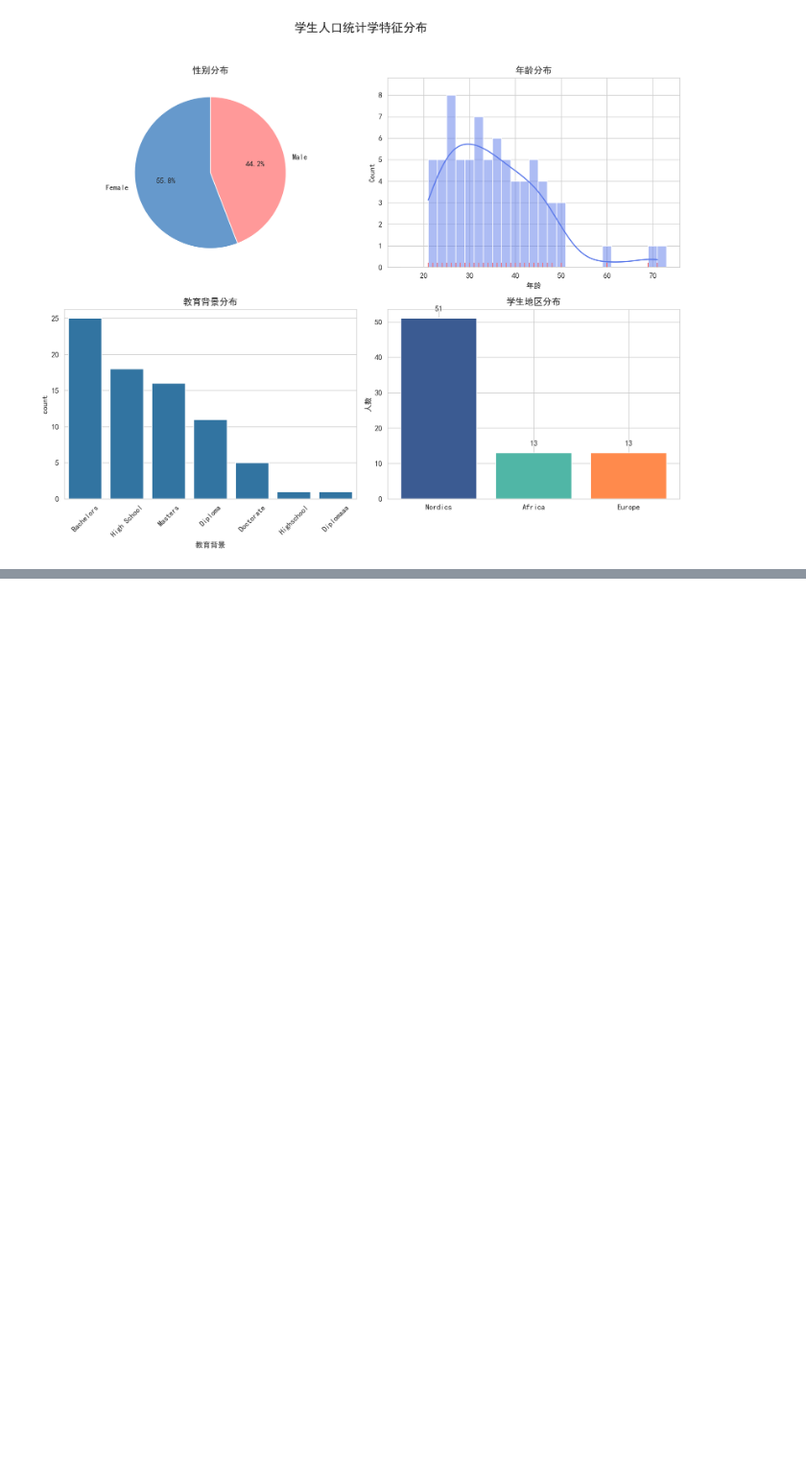
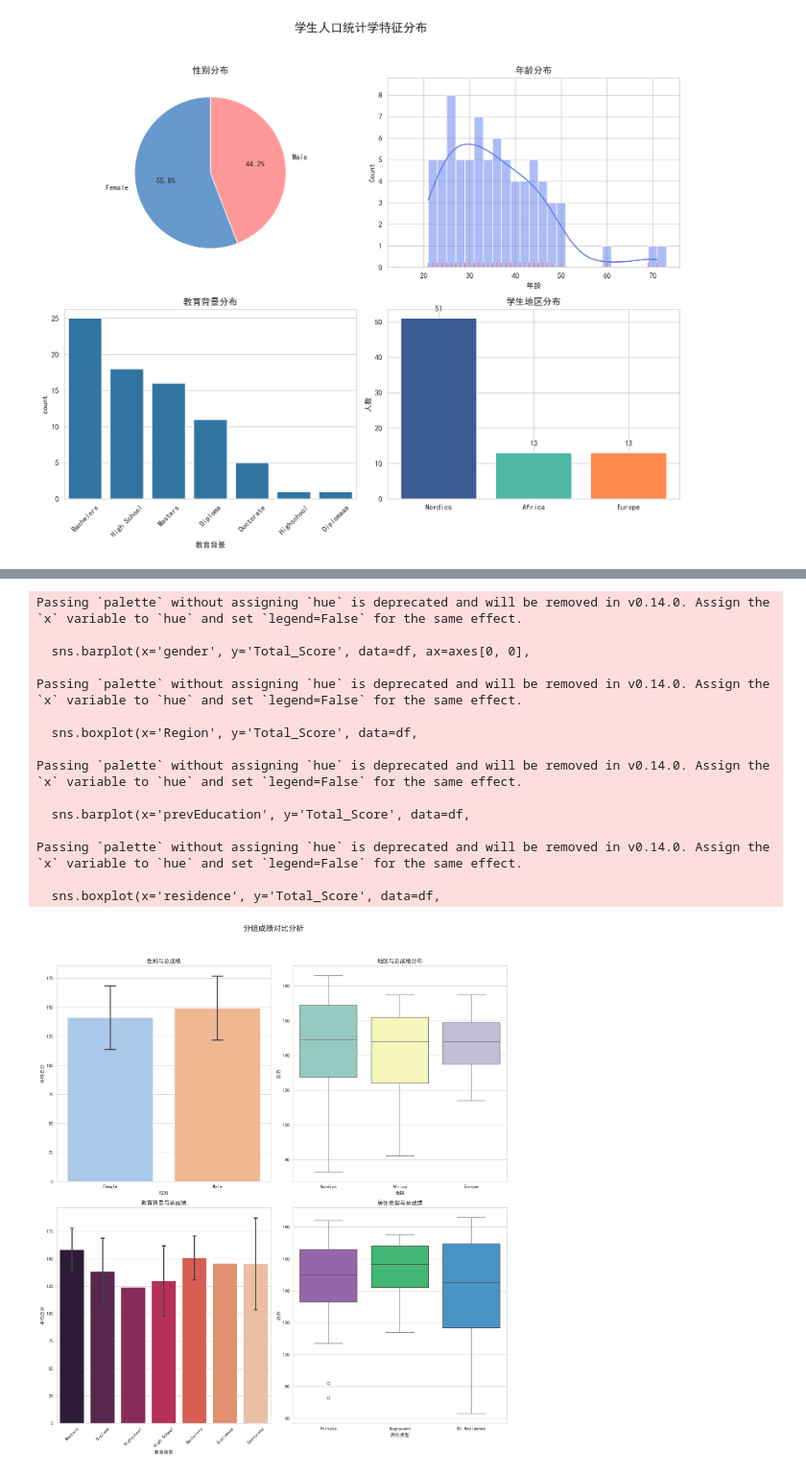
Before and after one commit to xlcblues/student-analysis, a Jupyter notebook: sample.ipynb, the cells around one changed output, grey strips where cells are left out. Shown: that part at 96% size. Saved outputs shown, nothing was run; the diff lists cells and outputs as text; code cells hidden in the pictures; blank space fills up the shorter version.

Commit message:
不同分组下的成绩

```diff
--- a/sample.ipynb
+++ b/sample.ipynb
@@ -452,0 +456,57 @@ plt.savefig('./image/2.成绩分布与关系.png')
+# %%
+# 不同分组下的成绩
+fig, axes = plt.subplots(2, 2, figsize=(14, 16))
+fig.suptitle('分组成绩对比分析', fontsize=16, y=0.98)
+
+# 不同性别的成绩
+sns.barplot(x='gender', y='Total_Score', data=df, ax=axes[0, 0],
+            capsize=0.1, palette='pastel', errorbar='sd')
+axes[0, 0].set_title('性别与总成绩')
+axes[0, 0].set_xlabel('性别')
+axes[0, 0].set_ylabel('平均总分')
+
+# 地区成绩差异
+sns.boxplot(x='Region', y='Total_Score', data=df,
+            palette='Set3', showfliers=False, ax=axes[0, 1])
+axes[0, 1].set_title('地区与总成绩分布')
+axes[0, 1].set_xlabel('地区')
+axes[0, 1].set_ylabel('总分')
+
+# 教育背景与成绩
+sns.barplot(x='prevEducation', y='Total_Score', data=df,
+            palette='rocket', ax=axes[1, 0],
+            capsize=0.1, errorbar='sd')
+axes[1, 0].set_title('教育背景与总成绩')
+axes[1, 0].set_xlabel('教育背景')
+axes[1, 0].set_ylabel('平均总分')
+axes[1, 0].tick_params(axis='x', rotation=45)
+
+# 居住类型与成绩
+residence_palette = {'BI Residence': '#3498db',
+                     'Sognsvann': '#2ecc71',
+                     'Private': '#9b59b6'}
+sns.boxplot(x='residence', y='Total_Score', data=df,
+            palette=residence_palette, ax=axes[1, 1])
+axes[1, 1].set_title('居住类型与总成绩')
+axes[1, 1].set_xlabel('居住类型')
+axes[1, 1].set_ylabel('总分')
+
+plt.tight_layout(rect=[0, 0, 1, 0.95])
+plt.savefig('./image/3.分组成绩对比.png')
+# %% [output]
+Passing `palette` without assigning `hue` is deprecated and will be removed in v0.14.0. Assign the `x` variable to `hue` and set `legend=False` for the same effect.
+
+  sns.barplot(x='gender', y='Total_Score', data=df, ax=axes[0, 0],
+
+Passing `palette` without assigning `hue` is deprecated and will be removed in v0.14.0. Assign the `x` variable to `hue` and set `legend=False` for the same effect.
+
+  sns.boxplot(x='Region', y='Total_Score', data=df,
+
+Passing `palette` without assigning `hue` is deprecated and will be removed in v0.14.0. Assign the `x` variable to `hue` and set `legend=False` for the same effect.
+
+  sns.barplot(x='prevEducation', y='Total_Score', data=df,
+
+Passing `palette` without assigning `hue` is deprecated and will be removed in v0.14.0. Assign the `x` variable to `hue` and set `legend=False` for the same effect.
+
+  sns.boxplot(x='residence', y='Total_Score', data=df,
+[figure, added]
```
Also changed, not shown: parts of 2 cells of this notebook.
